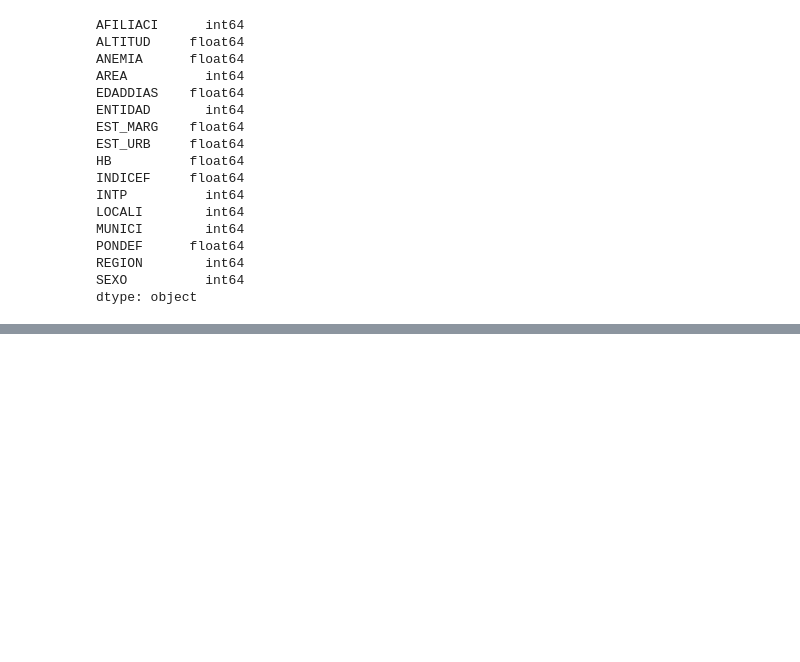
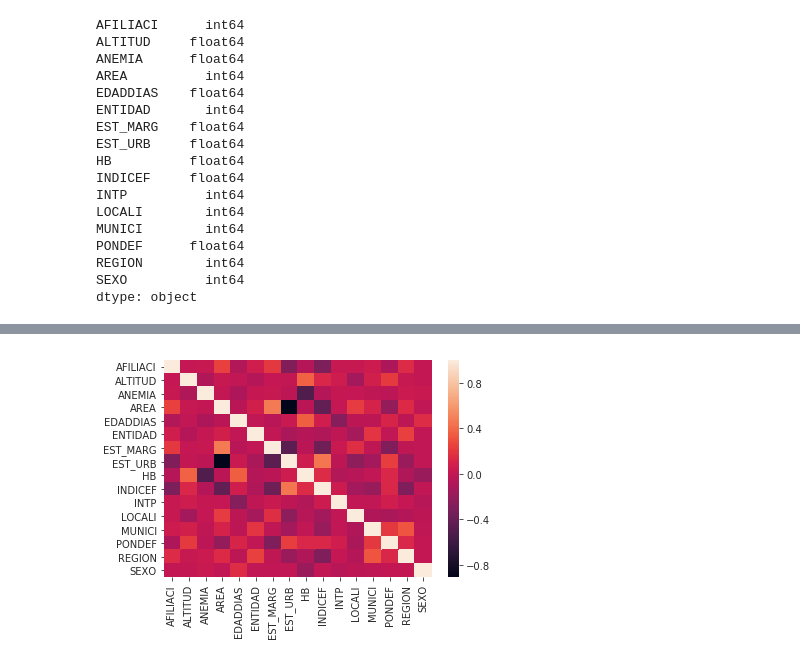
Before and after one commit to pcrodagua/DAP_Final, a Jupyter notebook: anemia/src/FeatureSelection.ipynb, the cells around one changed output, grey strips where cells are left out. Cells and saved outputs as stored; diff of their text form; code cells hidden in the pictures; blank space fills up the shorter version.

Commit message:
[New] Cancer data update
[New] Cancer data update, also

```diff
--- a/anemia/src/FeatureSelection.ipynb
+++ b/anemia/src/FeatureSelection.ipynb
@@ -129,0 +137,56 @@ print(features[0:5,:])
+# %%
+from sklearn.preprocessing import LabelEncoder, OneHotEncoder
+import warnings
+warnings.filterwarnings("ignore")
+
+data = anemia_balanced_pres
+
+# Correlation metrics
+label_encoder = LabelEncoder()
+data.iloc[:,0] = label_encoder.fit_transform(data.iloc[:,0]).astype('float64')
+corr = data.corr()
+sns.heatmap(corr)
+
+
+# Next, we compare the correlation between features
+# and remove one of two features that have a correlation higher than 0.9
+columns = np.full((corr.shape[0],), True, dtype=bool)
+for i in range(corr.shape[0]):
+    for j in range(i+1, corr.shape[0]):
+        if corr.iloc[i,j] >= 0.9:
+            if columns[j]:
+                columns[j] = False
+selected_columns = data.columns[columns]
+data = data[selected_columns]
+
+# pvalue feature selection
+selected_columns = selected_columns[1:].values
+
+import statsmodels.formula.api as sm
+
+def backward_elimination(x, Y, sl, columns):
+    numVars = len(x[0])
+    for i in range(0, numVars):
+        regressor_OLS = sm.OLS(Y, x).fit()
+        maxVar = max(regressor_OLS.pvalues).astype(float)
+        if maxVar > sl:
+            for j in range(0, numVars - i):
+                if (regressor_OLS.pvalues[j].astype(float) == maxVar):
+                    x = np.delete(x, j, 1)
+                    columns = np.delete(columns, j)
+
+    regressor_OLS.summary()
+    return x, columns
+
+SL = 0.05
+data_modeled, selected_columns = backward_elimination(data.iloc[:,1:].values, data.iloc[:,0].values, SL, selected_columns)
+
+
+# Moving the result to a new Dataframe
+result = pd.DataFrame()
+result['ANEMIA'] = data.iloc[:,0]
+
+# Creating a Dataframe with the columns selected using the p-value and correlation
+fs_data = pd.DataFrame(data = data_modeled, columns = selected_columns)
+# %% [output]
+[figure, added]
```
Also changed, not shown: parts of 7 cells of this notebook, 11 other files.
